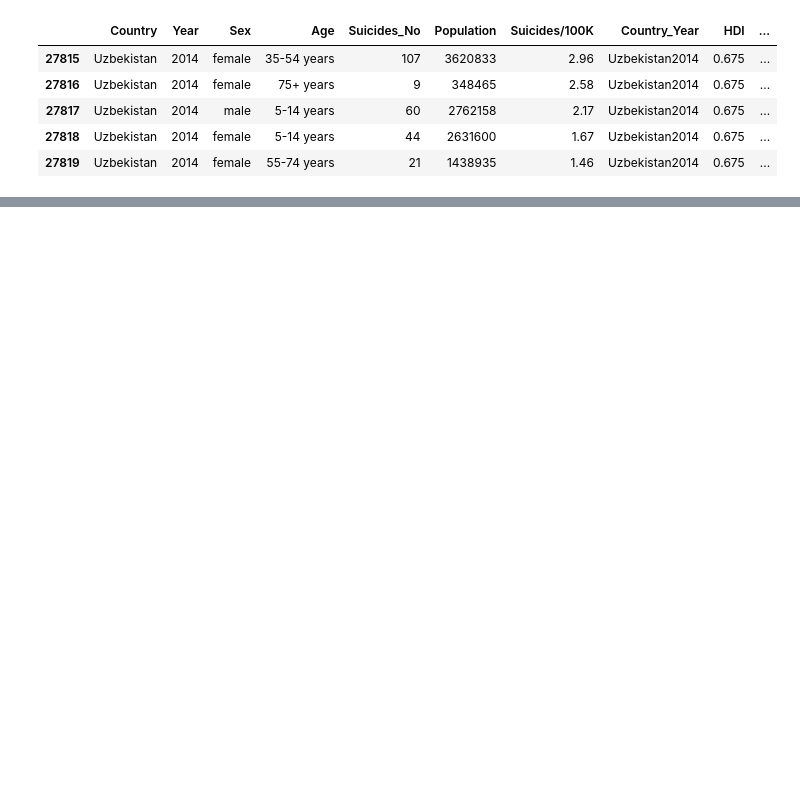
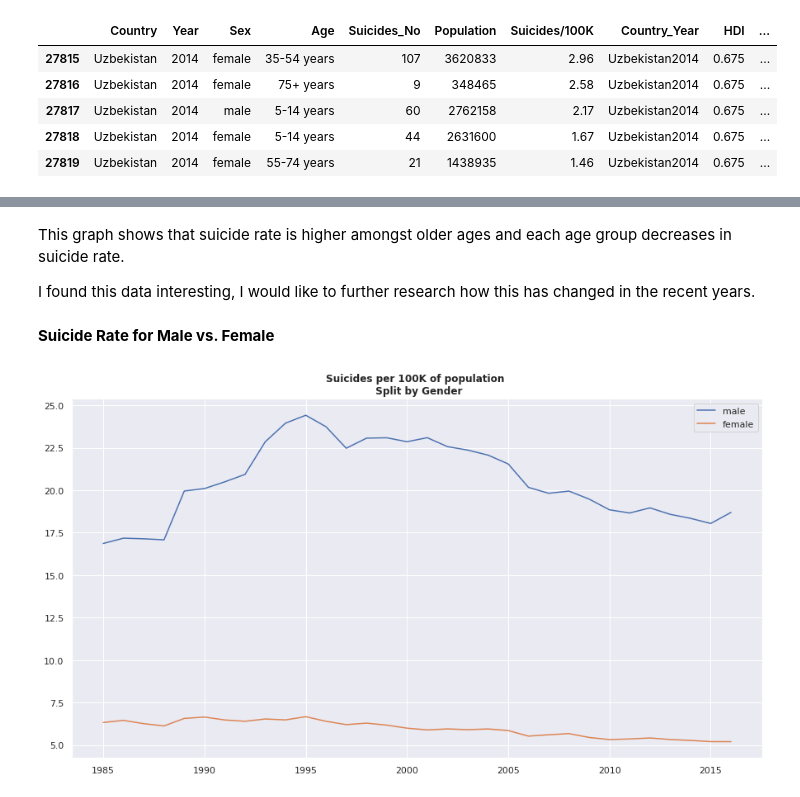
Before and after one commit to kylunr/SuicideRateDataAnalysis, a Jupyter notebook: SuicideRateAnalysis.ipynb, the cells around one changed output, grey strips where cells are left out. Saved outputs shown, nothing was run; the diff lists cells and outputs as text; code cells hidden in the pictures; blank space fills up the shorter version.

```diff
--- a/SuicideRateAnalysis.ipynb
+++ b/SuicideRateAnalysis.ipynb
@@ -37,0 +69,23 @@ data.tail()
+# %% [markdown]
+This graph shows that suicide rate is higher amongst older ages and each age group decreases in suicide rate.
+
+I found this data interesting, I would like to further research how this has changed in the recent years.
+# %% [markdown]
+**Suicide Rate for Male vs. Female**
+# %%
+# split by men and woman
+gender = data.groupby(['Year','Sex']).agg({'Suicides_No' : 'sum','Population' : 'sum'}).reset_index()
+gender['Suicides_Per_Capita'] = gender.Suicides_No / gender.Population * 100000
+
+def gender_plot(sex):
+    data = gender.loc[gender['Sex'] == sex,['Year','Suicides_Per_Capita']]
+    plt.plot(data['Year'],data['Suicides_Per_Capita'])
+
+plt.figure(figsize = (15,8))
+for i in ('male','female'):
+    gender_plot(i)
+
+_ = plt.legend(('male','female'))
+_ = plt.title('Suicides per 100K of population \n Split by Gender', fontweight='bold')
+# %% [output]
+[figure, added]
```
Also changed, not shown: parts of 23 cells of this notebook.
